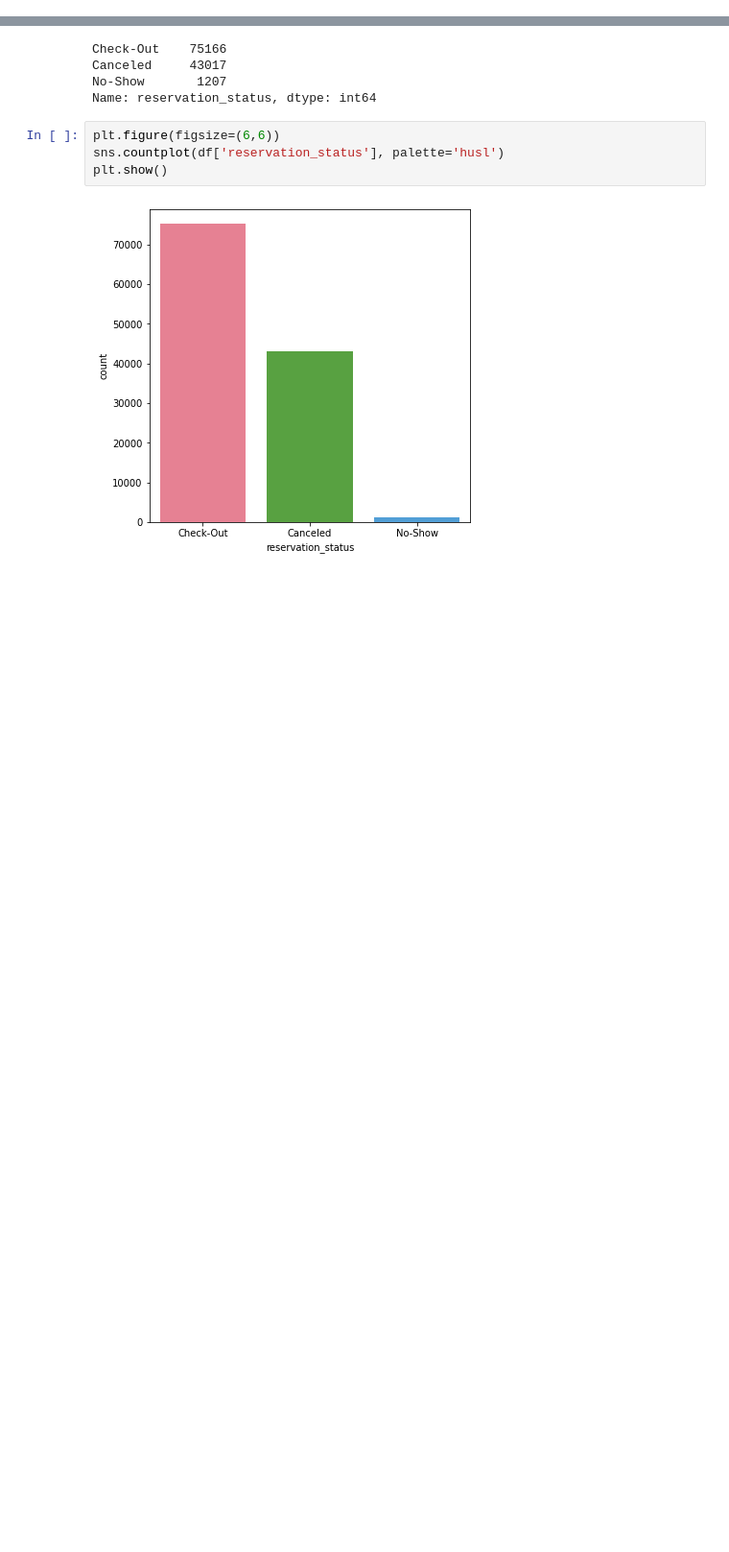
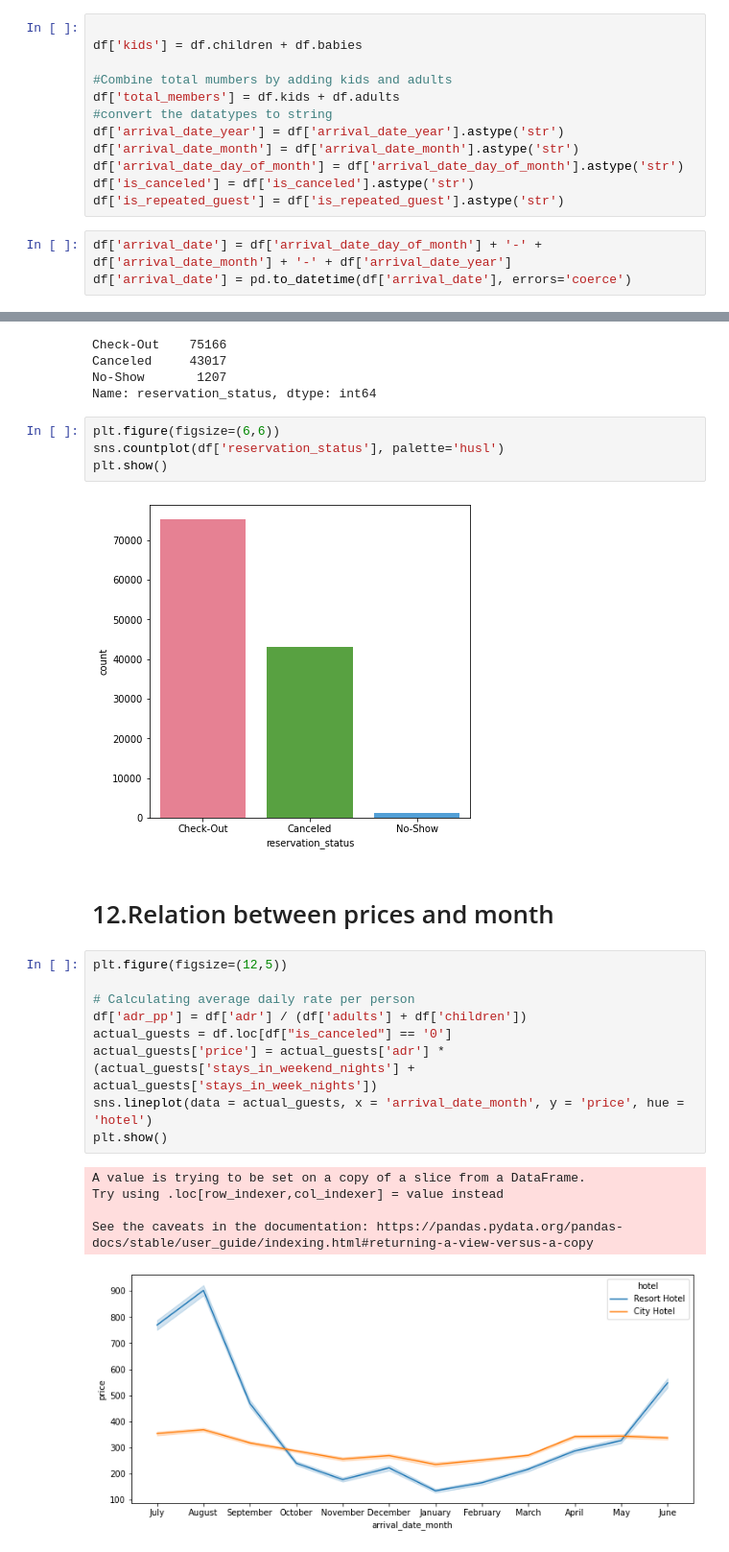
Before and after one commit to RohitSakharkar/Hotel-Booking-Analysis, a Jupyter notebook: FINAL_Copy_of_Hotel_Booking_Analysis_Capstone_Project.ipynb, the cells around one changed output, grey strips where cells are left out. Shown: that part at 96% size. Drawn from its saved outputs; the diff is of its cells as text; blank space fills up the shorter version.

```diff
--- a/FINAL_Copy_of_Hotel_Booking_Analysis_Capstone_Project.ipynb
+++ b/FINAL_Copy_of_Hotel_Booking_Analysis_Capstone_Project.ipynb
@@ -267,3 +268,18 @@ df.loc[df.children > 8, 'children'] = 0
 df.loc[df.adr > 1000, 'adr'] = 1000
 # %% [markdown]
 # **Exploratory data analysis(EDA)**
+# %%
+
+df['kids'] = df.children + df.babies
+
+#Combine total mumbers by adding kids and adults
+df['total_members'] = df.kids + df.adults
+#convert the datatypes to string
+df['arrival_date_year'] = df['arrival_date_year'].astype('str')
+df['arrival_date_month'] = df['arrival_date_month'].astype('str')
+df['arrival_date_day_of_month'] = df['arrival_date_day_of_month'].astype('str')
+df['is_canceled'] = df['is_canceled'].astype('str')
+df['is_repeated_guest'] = df['is_repeated_guest'].astype('str')
+# %%
+df['arrival_date'] = df['arrival_date_day_of_month'] + '-' + df['arrival_date_month'] + '-' + df['arrival_date_year']
+df['arrival_date'] = pd.to_datetime(df['arrival_date'], errors='coerce')
@@ -494,3 +538,20 @@ sns.countplot(df['reservation_status'], palette='husl')
 plt.show()
 # %% [output]
 [figure]
+# %% [markdown]
+#  12.Relation between prices and month
+# %%
+plt.figure(figsize=(12,5))
+
+# Calculating average daily rate per person
+df['adr_pp'] = df['adr'] / (df['adults'] + df['children'])
+actual_guests = df.loc[df["is_canceled"] == '0']
+actual_guests['price'] = actual_guests['adr'] * (actual_guests['stays_in_weekend_nights'] + actual_guests['stays_in_week_nights'])
+sns.lineplot(data = actual_guests, x = 'arrival_date_month', y = 'price', hue = 'hotel')
+plt.show()
+# %% [output]
+A value is trying to be set on a copy of a slice from a DataFrame.
+Try using .loc[row_indexer,col_indexer] = value instead
+
+See the caveats in the documentation: https://pandas.pydata.org/pandas-docs/stable/user_guide/indexing.html#returning-a-view-versus-a-copy
+[figure, added]
```
Also changed, not shown: parts of 17 cells of this notebook.
